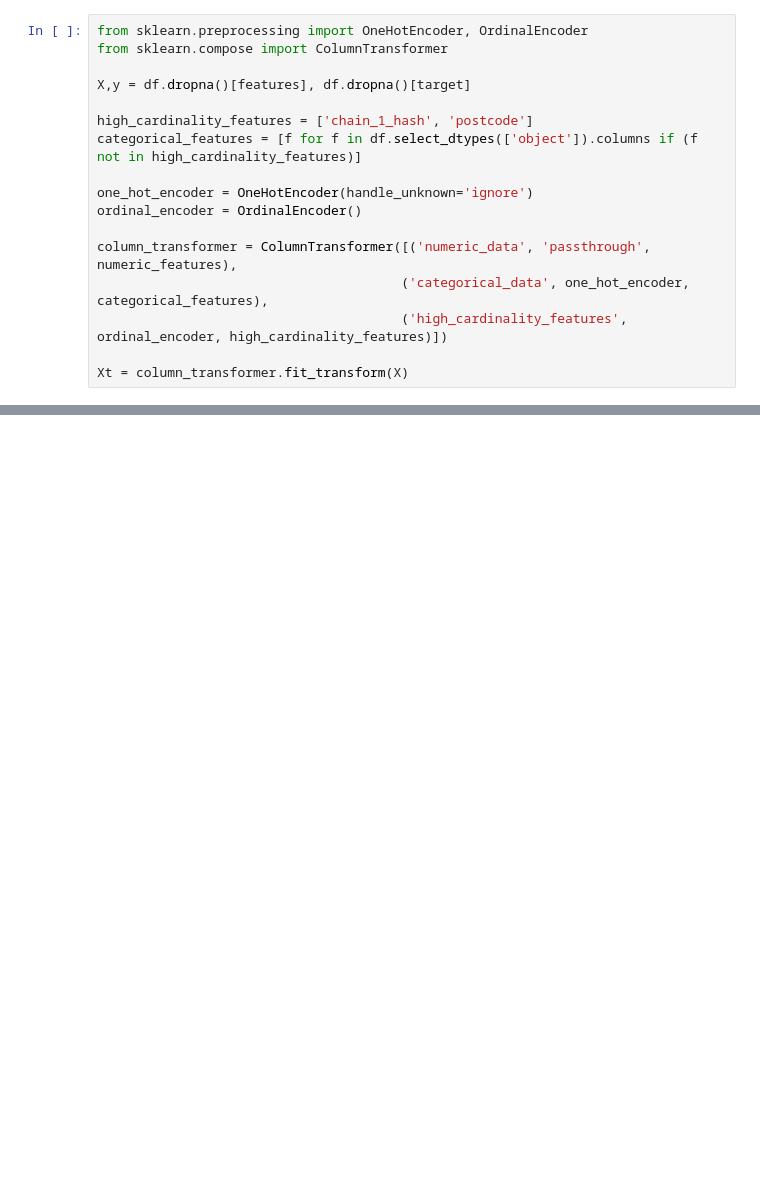
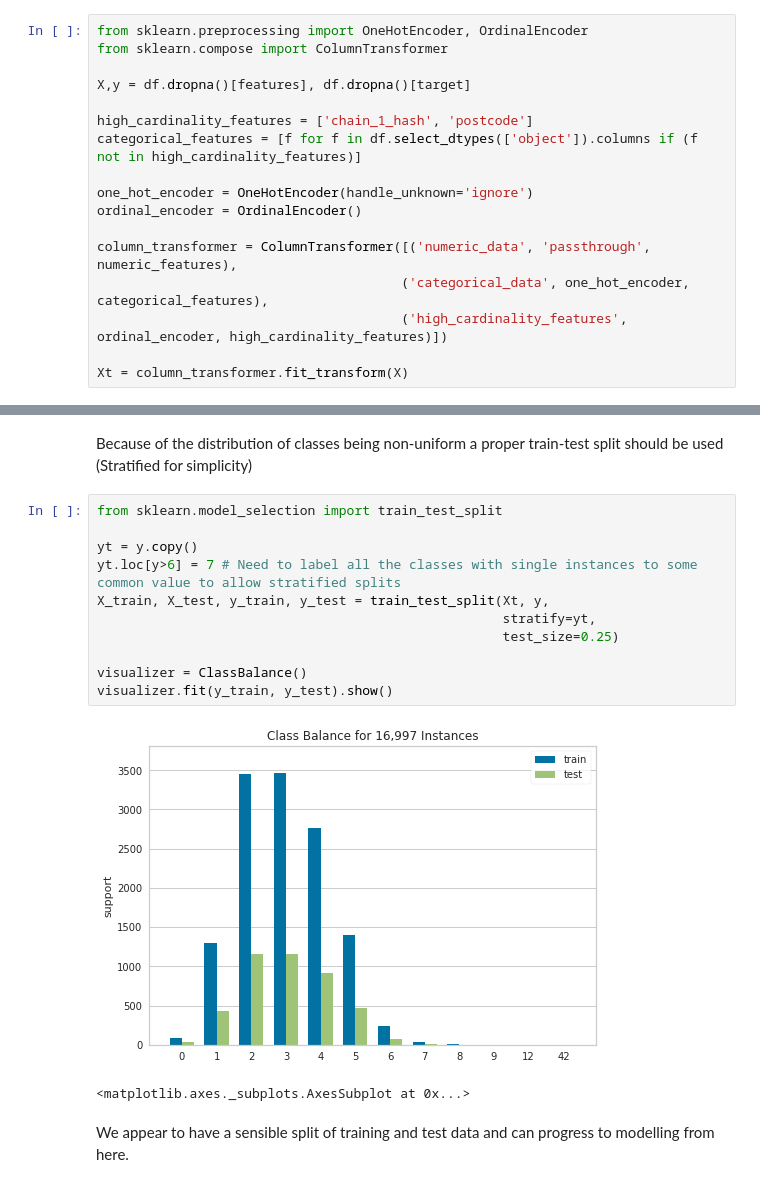
Before and after one commit to prteek/bedroom-prediction, a Jupyter notebook: data_exploration.ipynb, the cells around one changed output, grey strips where cells are left out. Cells and saved outputs as stored; diff of their text form; blank space fills up the shorter version.

```diff
--- a/data_exploration.ipynb
+++ b/data_exploration.ipynb
@@ -160,0 +182,18 @@ Earlier it was suggested that we may drop `chain_1_hash` because it has many NaN
+# %% [markdown]
+Because of the distribution of classes being non-uniform a proper train-test split should be used (Stratified for simplicity)
+# %%
+from sklearn.model_selection import train_test_split
+
+yt = y.copy()
+yt.loc[y>6] = 7 # Need to label all the classes with single instances to some common value to allow stratified splits
+X_train, X_test, y_train, y_test = train_test_split(Xt, y,
+                                                    stratify=yt,
+                                                    test_size=0.25)
+
+visualizer = ClassBalance()
+visualizer.fit(y_train, y_test).show()
+# %% [output]
+[figure, added]
+<matplotlib.axes._subplots.AxesSubplot at 0x...>
+# %% [markdown]
+We appear to have a sensible split of training and test data and can progress to modelling from here.
```
Also changed, not shown: parts of 10 cells of this notebook.
